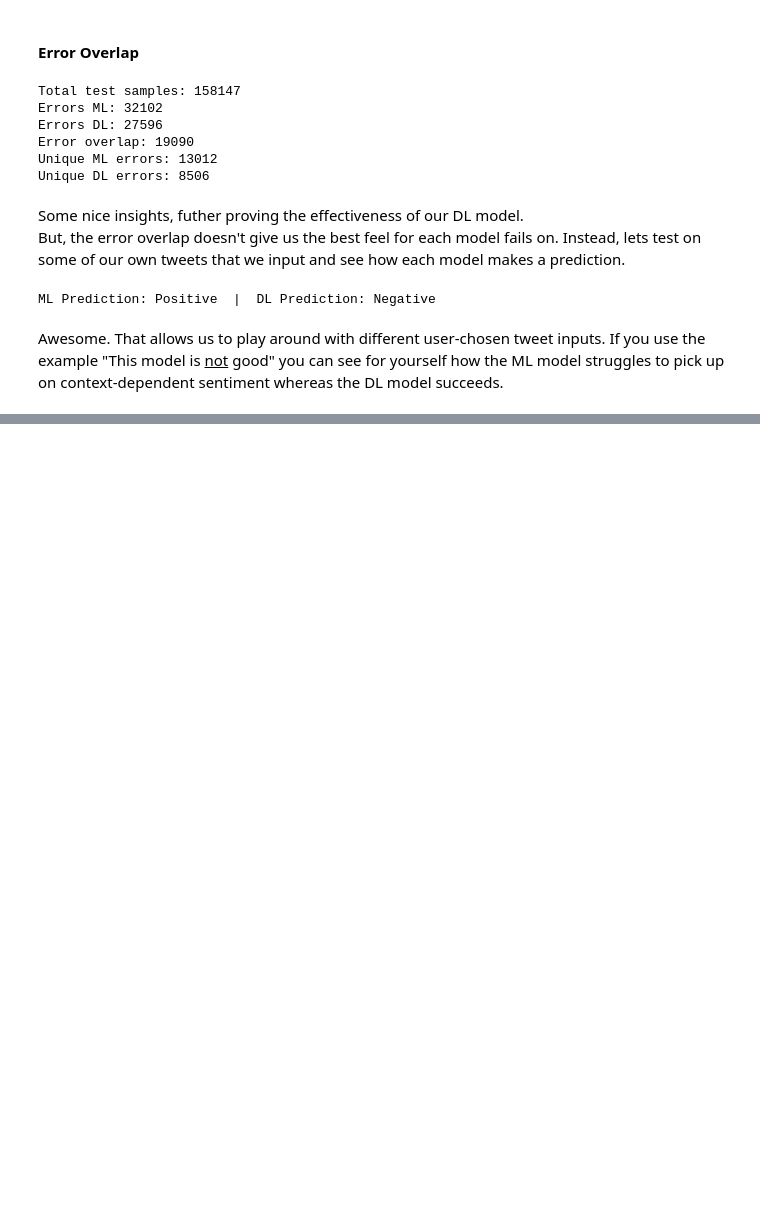
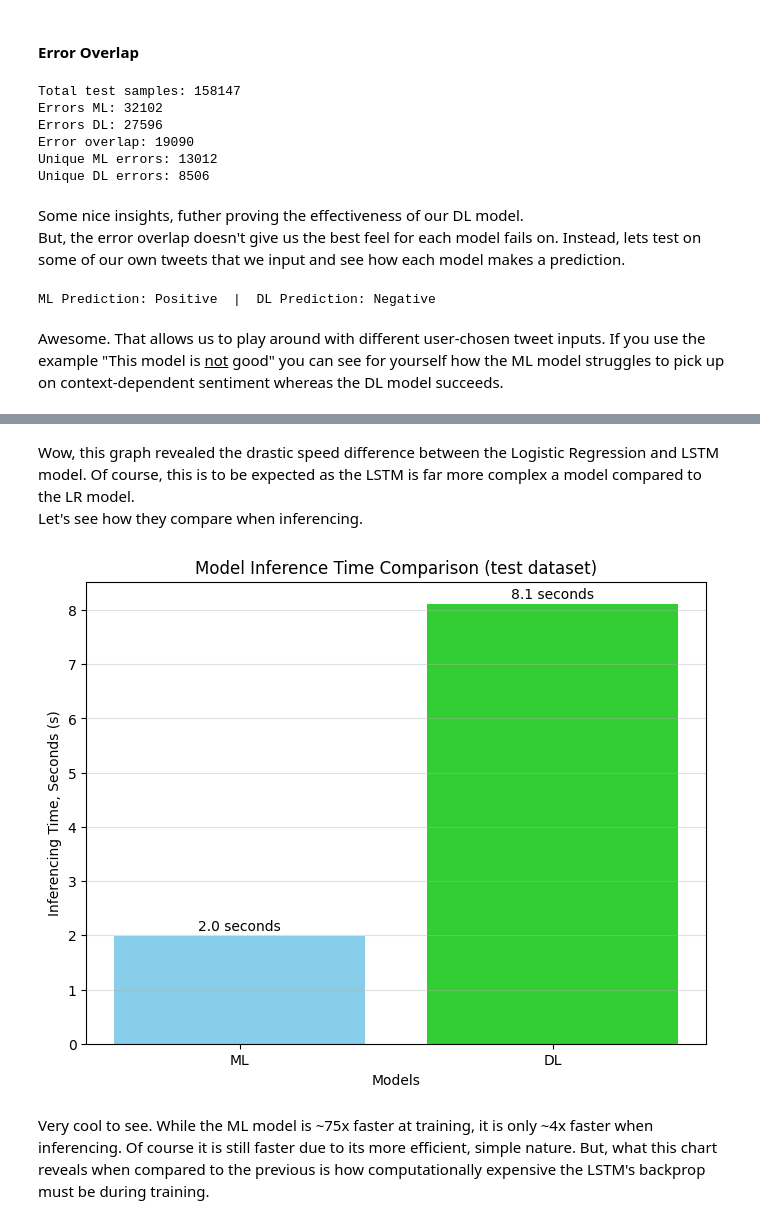
Before and after one commit to SawyerAlston/ML-vs-DL-Sentiment-Classification, a Jupyter notebook: notebooks/twitter_sentiment_analysis.ipynb, the cells around one changed output, grey strips where cells are left out. Cells and saved outputs as stored; diff of their text form; code cells hidden in the pictures; blank space fills up the shorter version.

```diff
--- a/notebooks/twitter_sentiment_analysis.ipynb
+++ b/notebooks/twitter_sentiment_analysis.ipynb
@@ -705,0 +734,40 @@ Awesome. That allows us to play around with different user-chosen tweet inputs.
+# %% [markdown]
+Wow, this graph revealed the drastic speed difference between the Logistic Regression and LSTM model. Of course, this is to be expected as the LSTM is far more complex a model compared to the LR model.<br/>
+Let's see how they compare when inferencing.
+# %%
+#ML inference time
+start = time.time()
+_ = clf.predict(vectorizer.transform(test_texts))
+end = time.time()
+ml_inf_time = (end - start)
+
+#DL inference time
+start = time.time()
+model.eval()
+with torch.no_grad():
+    for batch in test_loader:
+        texts, labels = batch
+        texts = texts.to(next(model.parameters()).device)
+        output = model(texts)
+
+        probs = torch.sigmoid(output).squeeze()
+        _ = (probs >= 0.5).int()
+end = time.time()
+dl_inf_time = (end - start)
+
+#Plot it
+plt.figure(figsize=(8,6))
+bars = plt.bar(["ML", "DL"], [ml_inf_time, dl_inf_time], color=["skyblue", "limegreen"])
+plt.ylabel("Inferencing Time, Seconds (s)")
+plt.xlabel("Models")
+plt.title("Model Inference Time Comparison (test dataset)")
+plt.grid(axis="y", alpha=0.4)
+
+for bar, bar_time in zip(bars, [ml_inf_time, dl_inf_time]):
+    plt.text(bar.get_x() + bar.get_width()/2, bar.get_height() + 0.05, f"{bar_time:.1f} seconds", ha="center", va="bottom")
+
+plt.show()
+# %% [output]
+[figure, added]
+# %% [markdown]
+Very cool to see. While the ML model is ~75x faster at training, it is only ~4x faster when inferencing. Of course it is still faster due to its more efficient, simple nature. But, what this chart reveals when compared to the previous is how computationally expensive the LSTM's backprop must be during training.
```
Also changed, not shown: parts of 6 cells of this notebook.
